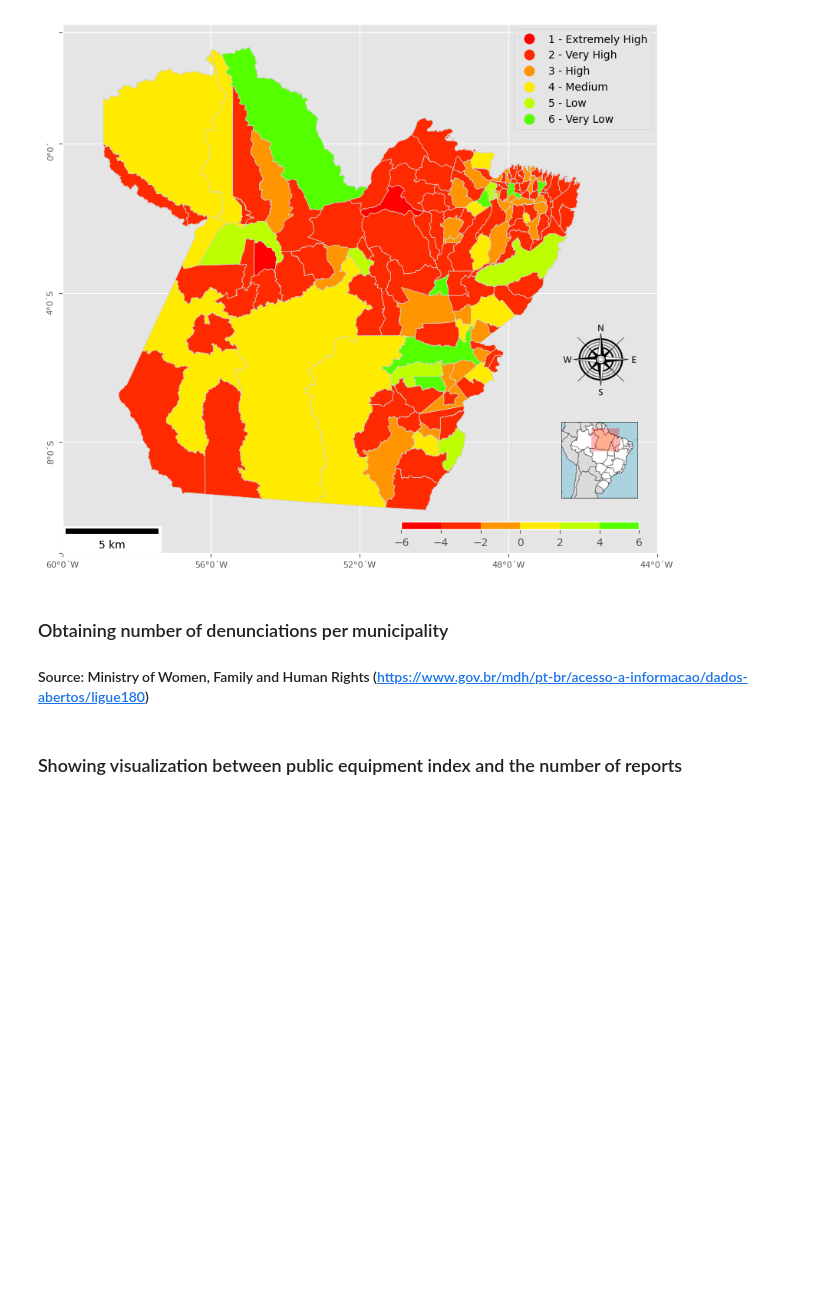
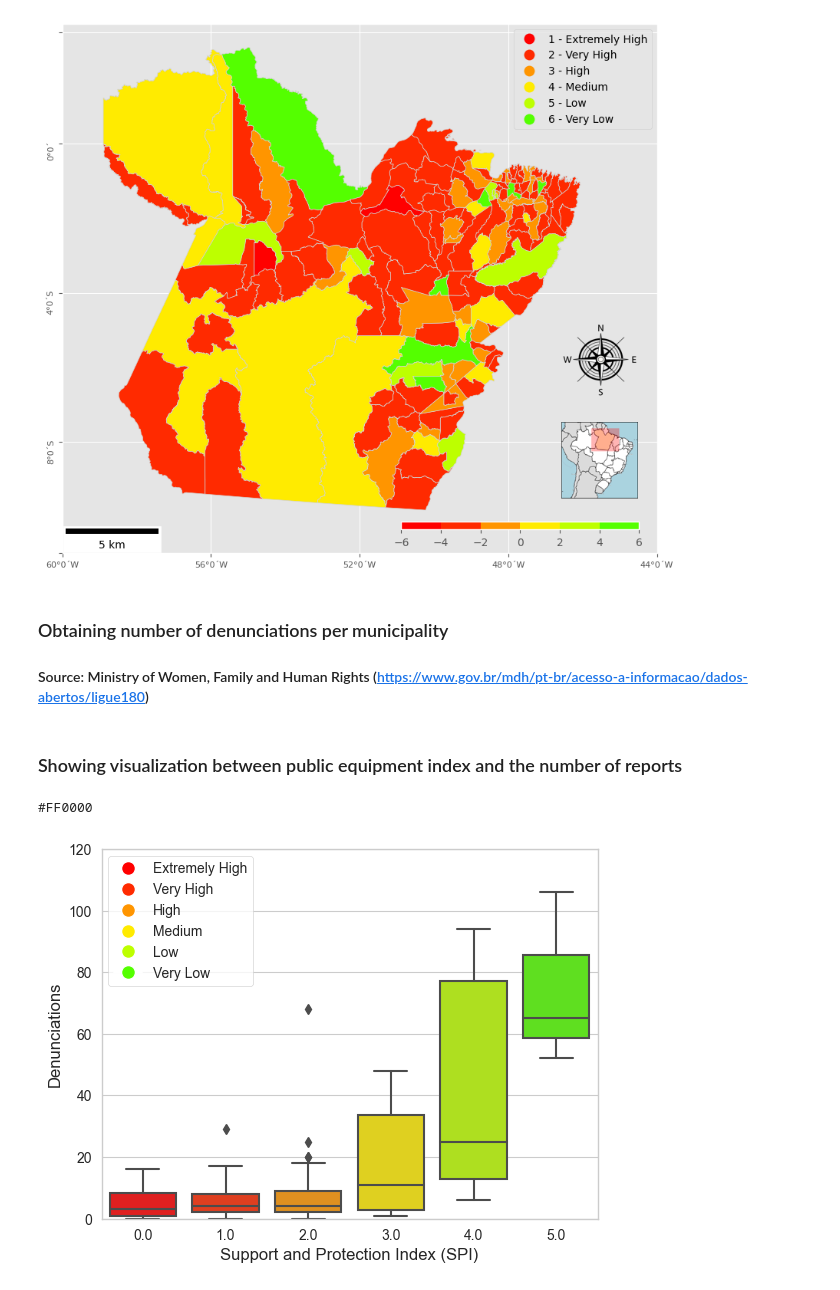
Before and after one commit to jlucioDev/woman_victm_of_domestic_violence_ELECTRE_APP, a Jupyter notebook: main.ipynb, the cells around one changed output. Cells and saved outputs as stored; diff of their text form; code cells hidden in the pictures; blank space fills up the shorter version.

Commit message:
update figures

```diff
--- a/main.ipynb
+++ b/main.ipynb
@@ -454,0 +436,55 @@ gfg.set(xlabel ="Support and Protection Index (IAP)", ylabel = "Denunciations")
+# %%
+print(cmap.colors[0])
+# %% [output]
+#FF0000
+# %%
+import seaborn as sns
+import matplotlib.pyplot as plt
+
+data = df_munic
+data['Rede_de_Protecao_assistencia'] = df_munic['Rede_de_Protecao_assistencia'].replace({0.2: 1.0, 0.4: 2.0, 0.6: 3.0, 0.8: 4.0, 1.0: 5.0})
+
+import seaborn as sns
+
+
+#Adiciona uma coluna para definir a legenda do gráfico
+clusdict={5: '1 - Extremely High', 4: '2 - Very High', 3: '3 - High', 2: '4 - Medium', 1: '5 - Low', 0: '6 - Very Low' }
+data['legenda'] = data['classe'].map(clusdict)
+
+# Cria uma lista de cores a partir da ListedColormap
+n_colors = len(set(data['Rede_de_Protecao_assistencia']))
+colors_list = [cmap(i) for i in range(cmap.N)]
+palette = sns.color_palette(colors_list[:n_colors])
+
+sns.set_style("whitegrid")
+# depict visualization
+ax = sns.boxplot(x="Rede_de_Protecao_assistencia", y="denuncias", data=data, palette=palette)
+ax.set_ylim(0, 120)
+ax.set(xlabel ="Support and Protection Index (SPI)", ylabel = "Denunciations")
+
+from matplotlib.lines import Line2D
+
+# Define a legenda personalizada
+custom_legend = [Line2D([0], [0], marker='o', color='w', label='Extremely High',
+                         markerfacecolor=cmap.colors[0], markersize=10),
+                 Line2D([0], [0], marker='o', color='w', label='Very High',
+                         markerfacecolor=cmap.colors[1], markersize=10),
+                 Line2D([0], [0], marker='o', color='w', label='High',
+                         markerfacecolor=cmap.colors[2], markersize=10),
+                 Line2D([0], [0], marker='o', color='w', label='Medium',
+                         markerfacecolor=cmap.colors[3], markersize=10),
+                 Line2D([0], [0], marker='o', color='w', label='Low',
+                         markerfacecolor=cmap.colors[4], markersize=10),
+                 Line2D([0], [0], marker='o', color='w', label='Very Low',
+                         markerfacecolor=cmap.colors[5], markersize=10)]
+
+
+plt.legend(handles=custom_legend, loc='upper left')
+
+
+
+
+# Mostra o gráfico
+plt.show()
+# %% [output]
+[figure, added]
```
Also changed, not shown: parts of 2 cells of this notebook, 3 other files.
